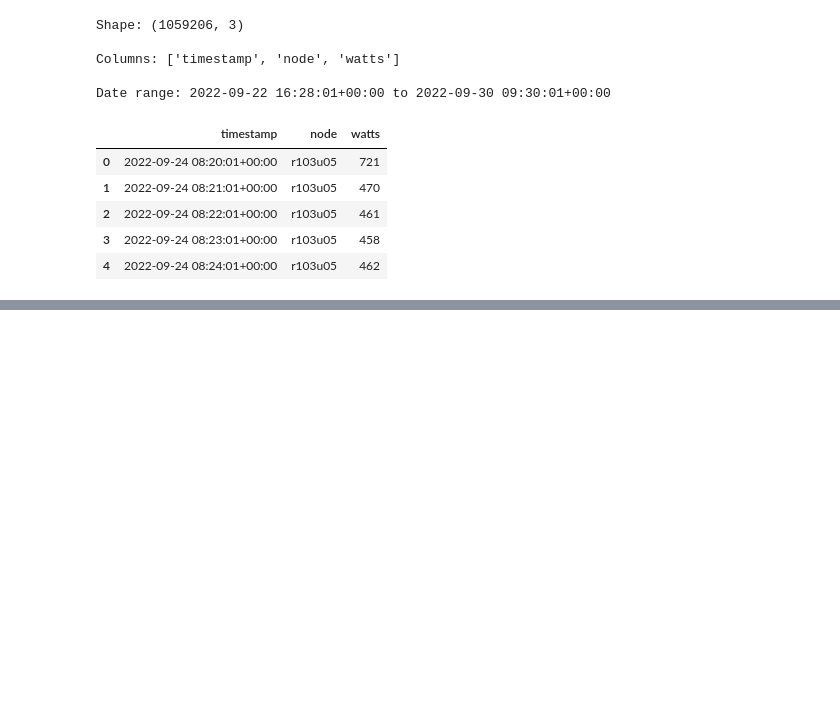
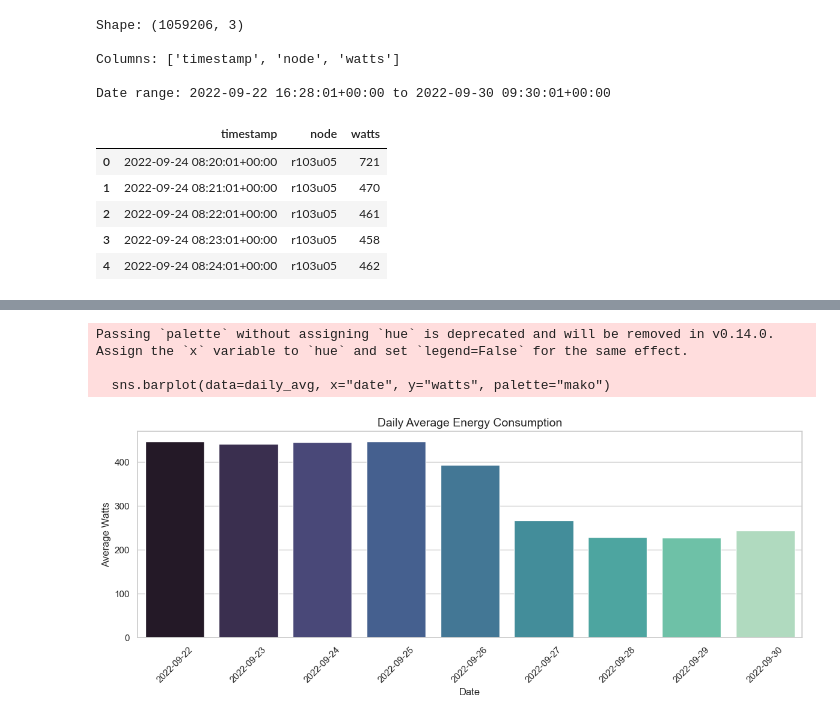
Before and after one commit to onurbalicc/llm-sustainability-analysis, a Jupyter notebook: notebooks/02_feature_engineering.ipynb, the cells around one changed output, grey strips where cells are left out. Cells and saved outputs as stored; diff of their text form; code cells hidden in the pictures; blank space fills up the shorter version.

```diff
--- a/notebooks/02_feature_engineering.ipynb
+++ b/notebooks/02_feature_engineering.ipynb
@@ -42,0 +116,25 @@ Date range: 2022-09-22 16:28:01+00:00 to 2022-09-30 09:30:01+00:00
+# %%
+# ==========================
+# Daily average energy consumption
+# ==========================
+
+# Create a new column for date
+df["date"] = df["timestamp"].dt.date
+
+# Group by date and calculate average watts
+daily_avg = df.groupby("date")["watts"].mean().reset_index()
+
+# Plot the daily trend
+plt.figure(figsize=(12, 5))
+sns.barplot(data=daily_avg, x="date", y="watts", palette="mako")
+plt.title("Daily Average Energy Consumption", fontsize=14)
+plt.xlabel("Date")
+plt.ylabel("Average Watts")
+plt.xticks(rotation=45)
+plt.tight_layout()
+plt.show()
+# %% [output]
+Passing `palette` without assigning `hue` is deprecated and will be removed in v0.14.0. Assign the `x` variable to `hue` and set `legend=False` for the same effect.
+
+  sns.barplot(data=daily_avg, x="date", y="watts", palette="mako")
+[figure, added]
```
Also changed, not shown: parts of 4 cells of this notebook.
